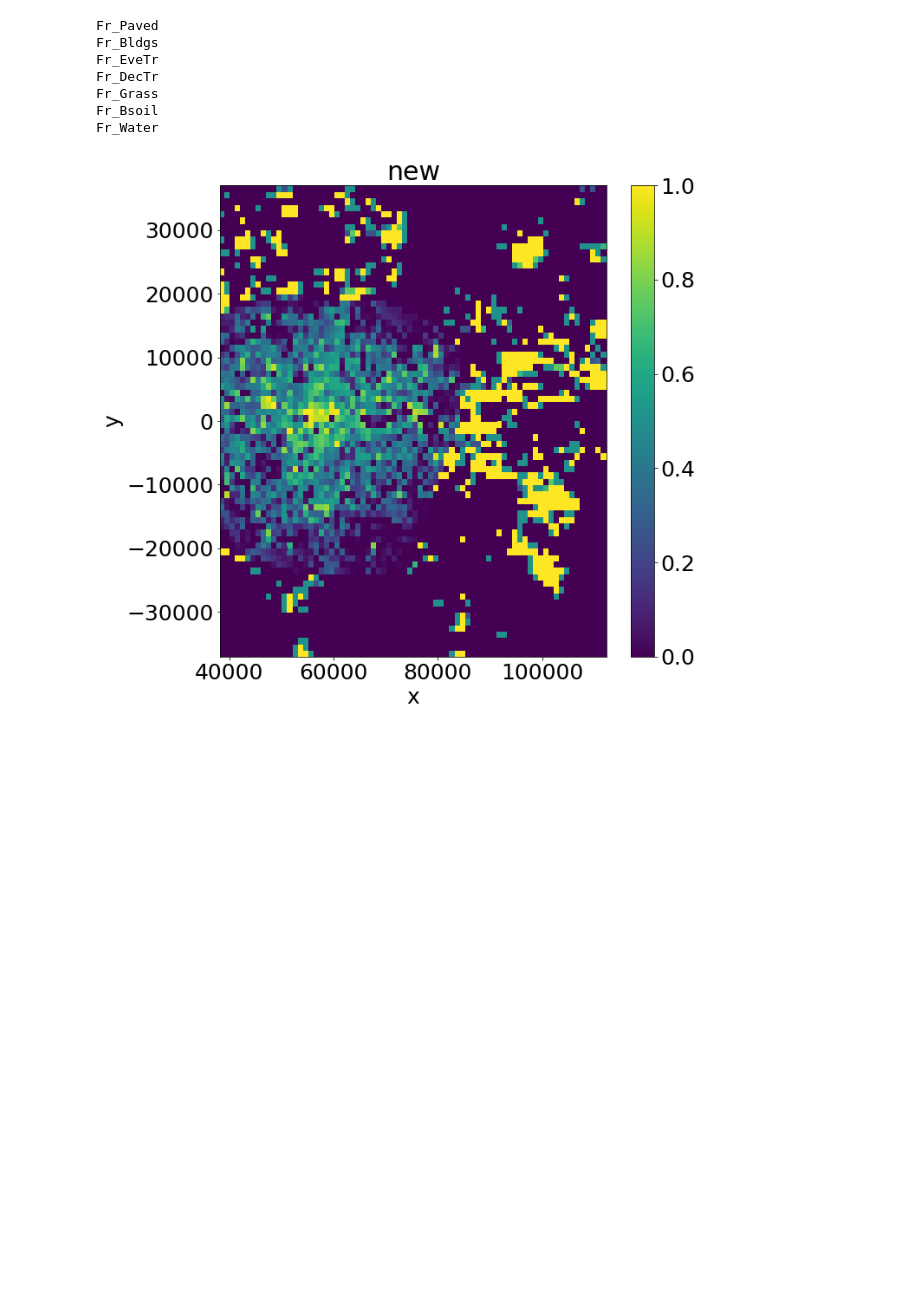
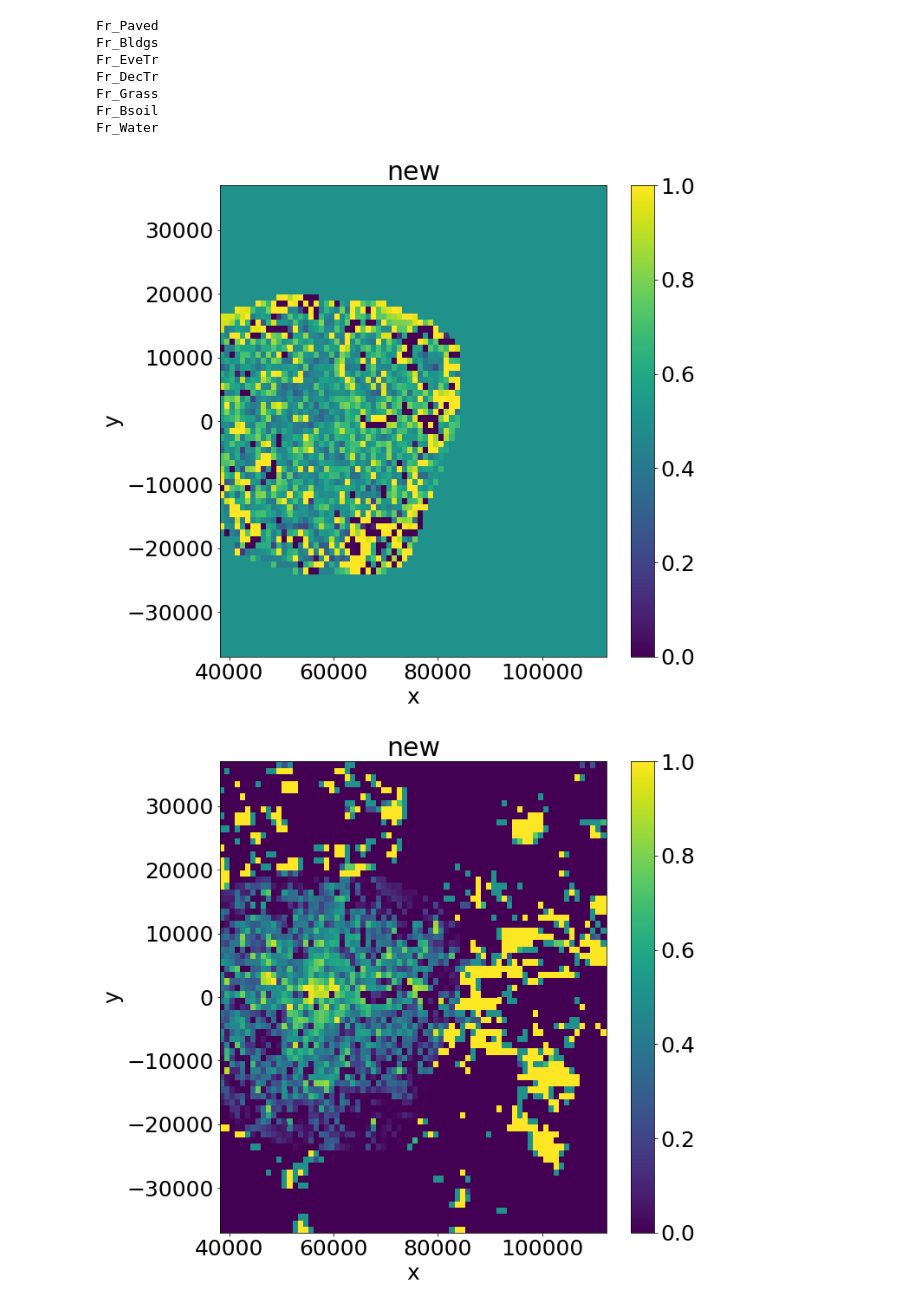
Before and after one commit to Urban-Meteorology-Reading/WRF-SUEWS, a Jupyter notebook: wrfinput-processor/London/London-Land-Cover-Modify/read_convert.ipynb, the cells around one changed output. Drawn from its saved outputs; the diff is of its cells as text; code cells hidden in the pictures; blank space fills up the shorter version.

```diff
--- a/wrfinput-processor/London/London-Land-Cover-Modify/read_convert.ipynb
+++ b/wrfinput-processor/London/London-Land-Cover-Modify/read_convert.ipynb
@@ -164,6 +171,10 @@ ds_base['LANDUSEF'].values[0,19,:,:][cd]=new_all['Fr_Bsoil'][cd]/4
 
 ds_base['LANDUSEF'].values[0,10,:,:][cd]=new_all['Fr_Water'][cd]/2
 ds_base['LANDUSEF'].values[0,16,:,:][cd]=new_all['Fr_Water'][cd]/2
+# %%
+pc_plot(wrf_X, wrf_Y,ds_base['PAVED_RATIO'].values[0,:,:],'new')
+# %% [output]
+[figure, added]
 # %%
 pc_plot(wrf_X, wrf_Y,ds_base['LANDUSEF'].values[0,12,:,:],'new')
 # %% [output]
```
Also changed, not shown: parts of 2 cells of this notebook, 10 other files.
